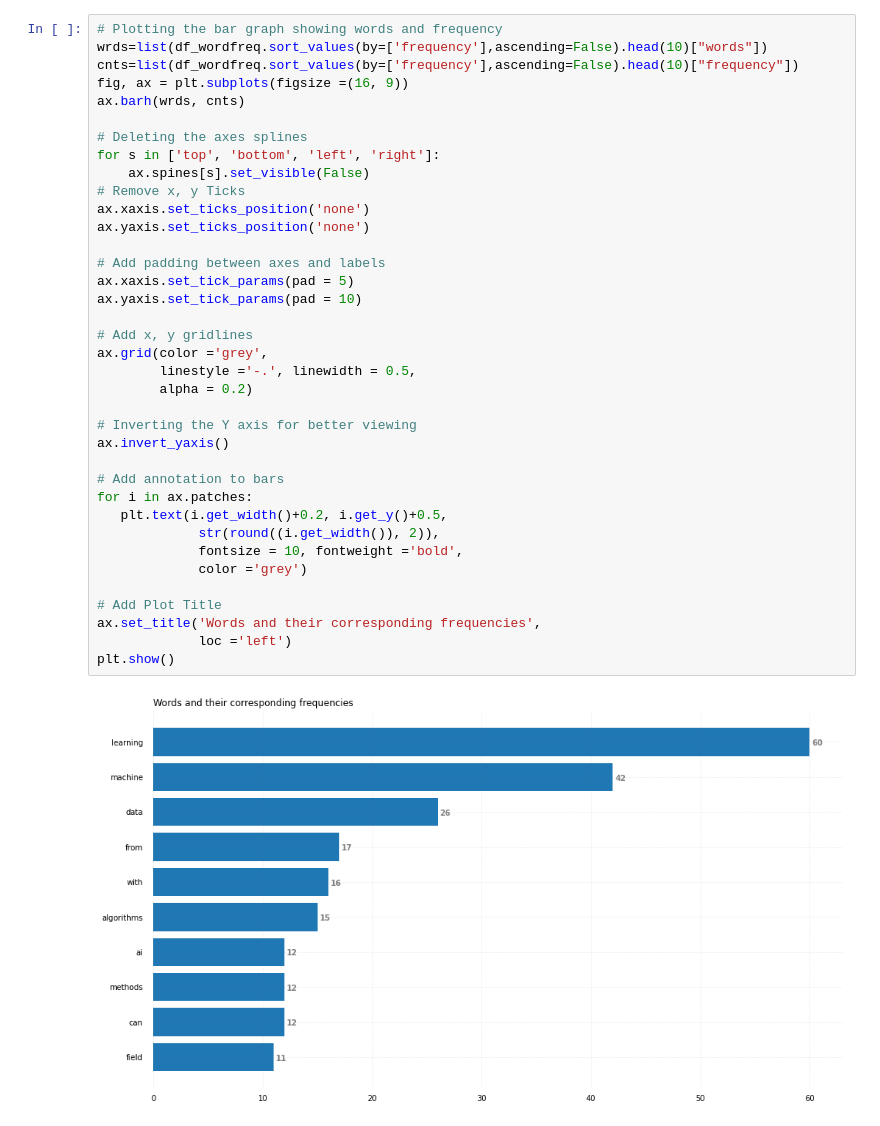
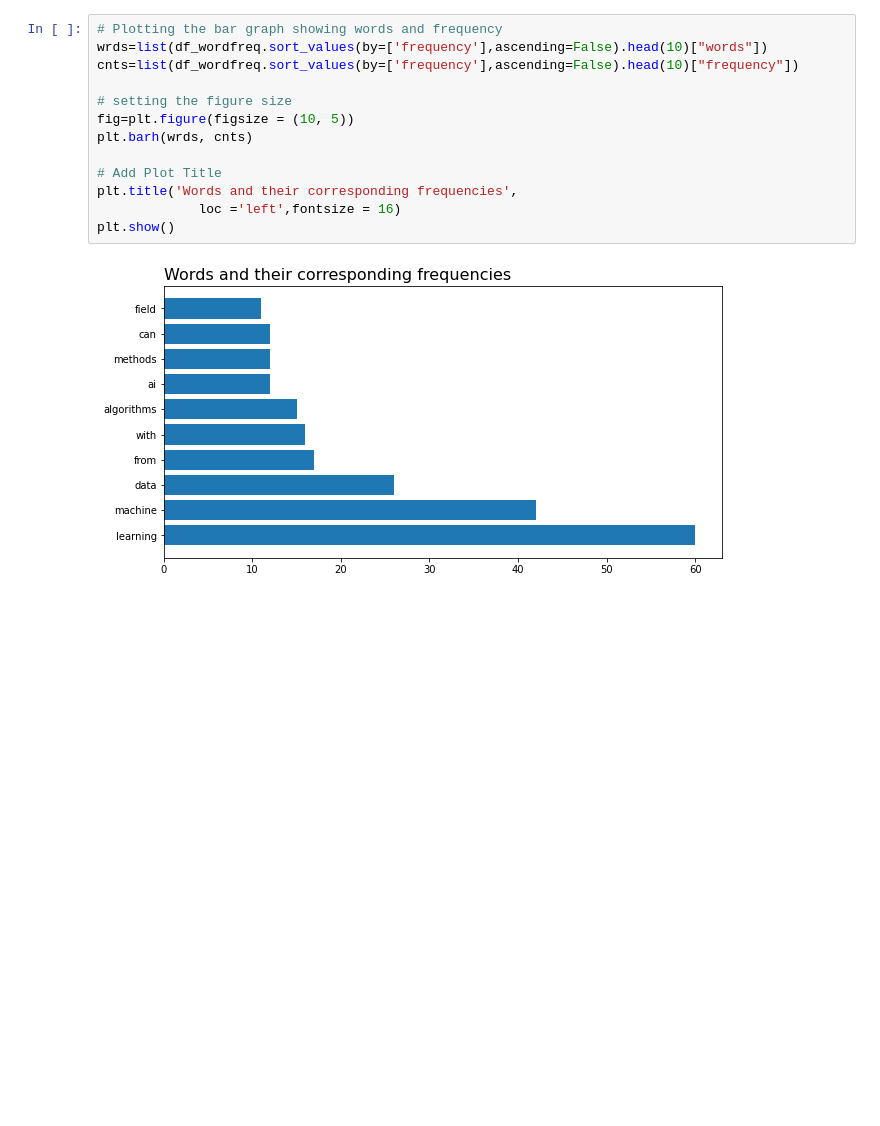
Before and after one commit to sidbardoloye/DSC404F, a Jupyter notebook: CapstoneProj_SidharthaSarat.ipynb, the cells around one changed output. Cells and saved outputs as stored; diff of their text form; blank space fills up the shorter version.

```diff
--- a/CapstoneProj_SidharthaSarat.ipynb
+++ b/CapstoneProj_SidharthaSarat.ipynb
@@ -95,41 +96,17 @@ The 10 most frequent words in the file
 # %%
 # Plotting the bar graph showing words and frequency
 wrds=list(df_wordfreq.sort_values(by=['frequency'],ascending=False).head(10)["words"])
 cnts=list(df_wordfreq.sort_values(by=['frequency'],ascending=False).head(10)["frequency"])
-fig, ax = plt.subplots(figsize =(16, 9))
-ax.barh(wrds, cnts)
 
-# Deleting the axes splines
-for s in ['top', 'bottom', 'left', 'right']:
-    ax.spines[s].set_visible(False)
-# Remove x, y Ticks
-ax.xaxis.set_ticks_position('none')
-ax.yaxis.set_ticks_position('none')
-
-# Add padding between axes and labels
-ax.xaxis.set_tick_params(pad = 5)
-ax.yaxis.set_tick_params(pad = 10)
-
-# Add x, y gridlines
-ax.grid(color ='grey',
-        linestyle ='-.', linewidth = 0.5,
-        alpha = 0.2)
-
-# Inverting the Y axis for better viewing
-ax.invert_yaxis()
-
-# Add annotation to bars
-for i in ax.patches:
-   plt.text(i.get_width()+0.2, i.get_y()+0.5,
-             str(round((i.get_width()), 2)),
-             fontsize = 10, fontweight ='bold',
-             color ='grey')
+# setting the figure size
+fig=plt.figure(figsize = (10, 5))
+plt.barh(wrds, cnts)
 
 # Add Plot Title
-ax.set_title('Words and their corresponding frequencies',
-             loc ='left')
+plt.title('Words and their corresponding frequencies',
+             loc ='left',fontsize = 16)
 plt.show()
 # %% [output]
-[figure, old version]
+[figure, new version]
 # %%
 # Word Cloud for the most frequent words
```
Also changed, not shown: parts of 2 cells of this notebook.
